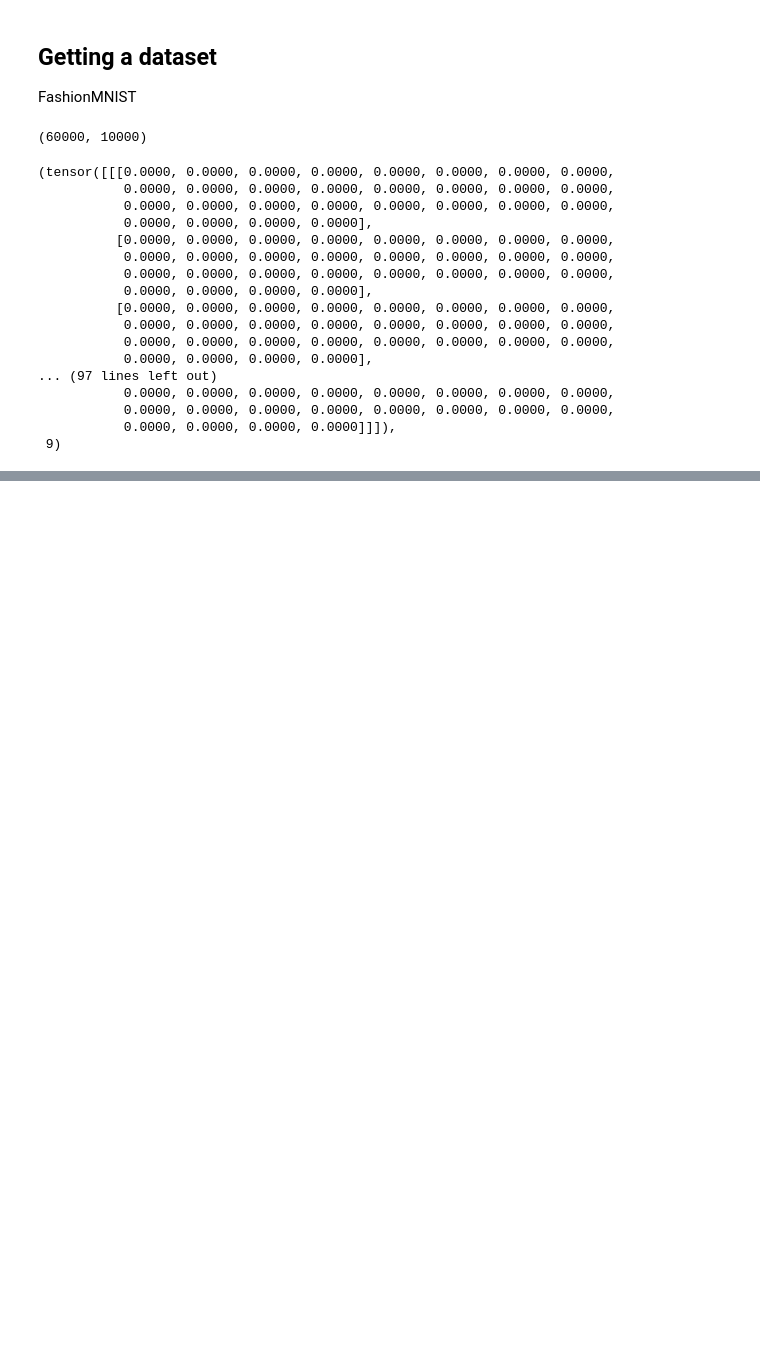
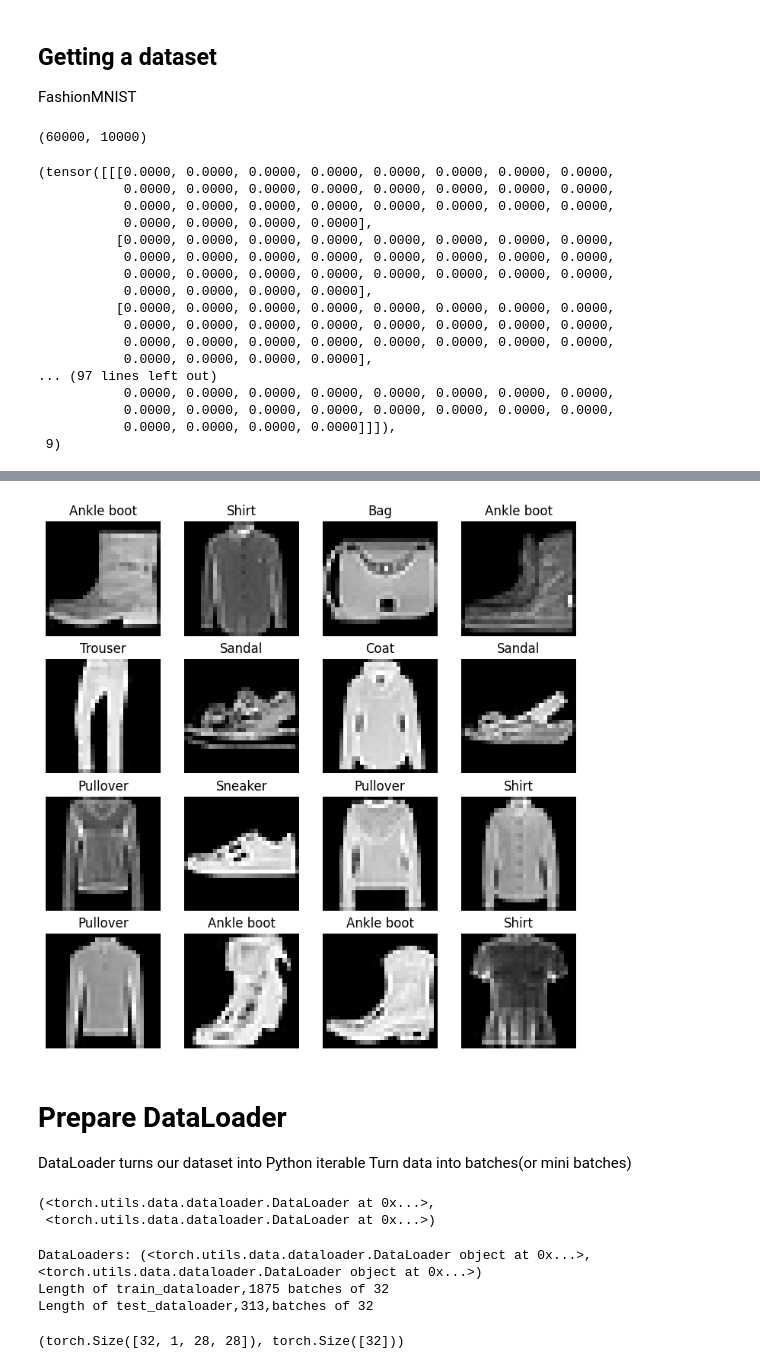
Before and after one commit to SanjaySaatyaki/pytorch_4_ml_dl, a Jupyter notebook: 03_python__computer_vision.ipynb, the cells around one changed output, grey strips where cells are left out. Drawn from its saved outputs; the diff is of its cells as text; code cells hidden in the pictures; blank space fills up the shorter version.

```diff
--- a/03_python__computer_vision.ipynb
+++ b/03_python__computer_vision.ipynb
@@ -61,3 +61,6 @@ image,label
            0.0000, 0.0000, 0.0000, 0.0000, 0.0000, 0.0000, 0.0000, 0.0000,
            0.0000, 0.0000, 0.0000, 0.0000]]]),
  9)
+# %%
+class_names = train_data.classes
+class_names
@@ -63,0 +119,18 @@ image,label
+# %%
+torch.manual_seed(42)
+fig = plt.figure(figsize=(9,9))
+rows, cols =4,4
+for i in range(1,rows*cols+1):
+  random_idx = torch.randint(0,len(train_data),size = [1]).item()
+  img, label = train_data[random_idx]
+  fig.add_subplot(rows,cols,i)
+  plt.imshow(img.squeeze(),cmap="gray")
+  plt.title(class_names[label])
+  plt.axis(False)
+# %% [output]
+[figure, added]
+# %% [markdown]
+# Prepare DataLoader
+
+DataLoader turns our dataset into Python iterable
+Turn data into batches(or mini batches)
@@ -63,0 +145,18 @@ image,label
+# %%
+train_data_loader,test_data_loader
+# %% [output]
+(<torch.utils.data.dataloader.DataLoader at 0x...>,
+ <torch.utils.data.dataloader.DataLoader at 0x...>)
+# %%
+print(f"DataLoaders: {train_data_loader,test_data_loader}")
+print(f"Length of train_dataloader,{len(train_data_loader)} batches of {BATCH_SIZE}")
+print(f"Length of test_dataloader,{len(test_data_loader)},batches of {BATCH_SIZE}")
+# %% [output]
+DataLoaders: (<torch.utils.data.dataloader.DataLoader object at 0x...>, <torch.utils.data.dataloader.DataLoader object at 0x...>)
+Length of train_dataloader,1875 batches of 32
+Length of test_dataloader,313,batches of 32
+# %%
+train_features_batch, train_labels_batch = next(iter(train_data_loader))
+train_features_batch.shape, train_labels_batch.shape
+# %% [output]
+(torch.Size([32, 1, 28, 28]), torch.Size([32]))
```
Also changed, not shown: parts of 40 cells of this notebook.
